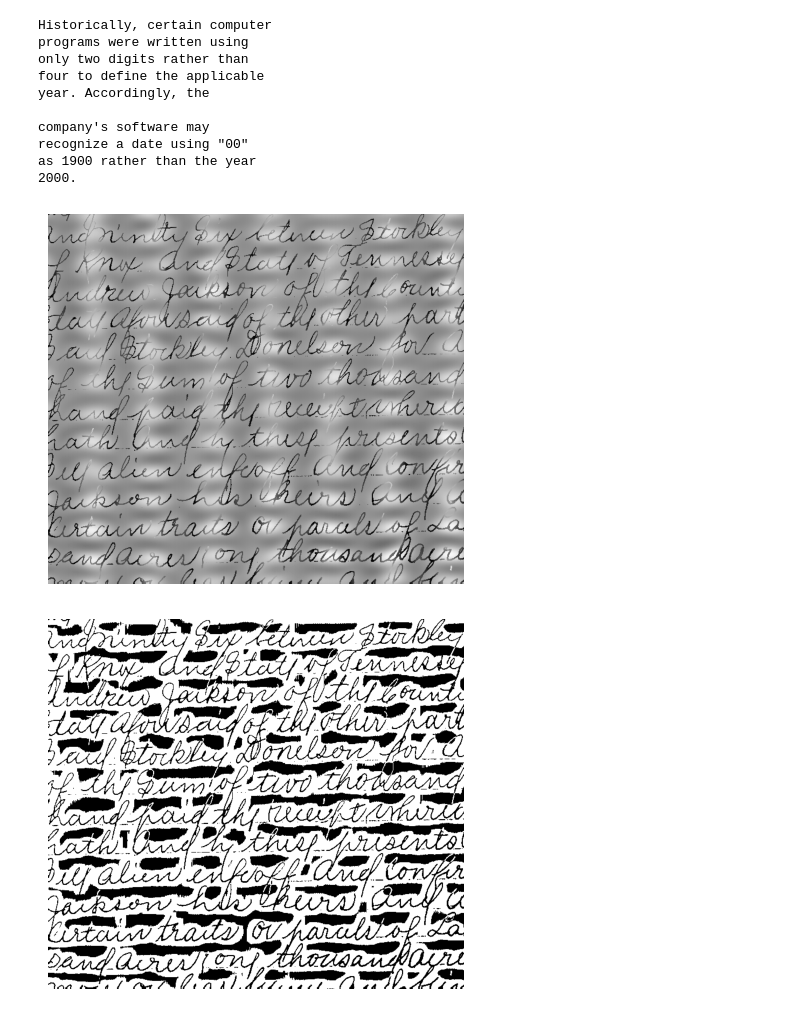
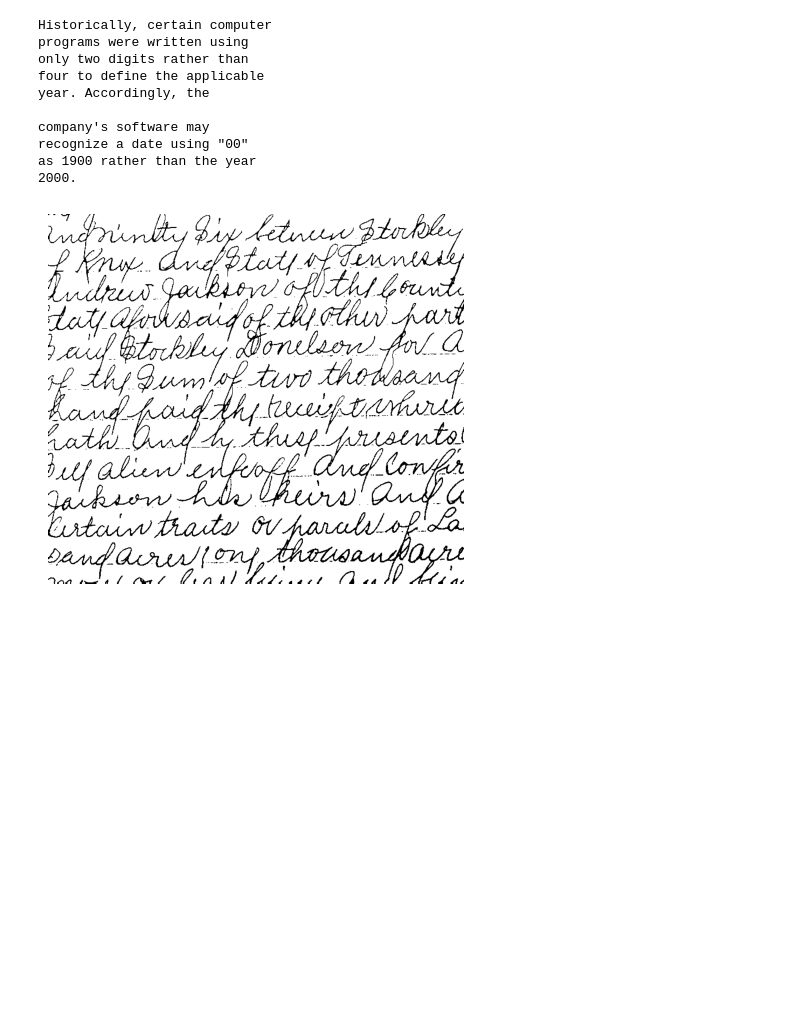
Before and after one commit to Vincent-Lien/NYCU_DIP_2024, a Jupyter notebook: HW9-1/HW9-1_code.ipynb, the cells around one changed output. Cells and saved outputs as stored; diff of their text form; code cells hidden in the pictures; blank space fills up the shorter version.

Commit message:
add: add moving threshold function

```diff
--- a/HW9-1/HW9-1_code.ipynb
+++ b/HW9-1/HW9-1_code.ipynb
@@ -229,19 +164,12 @@ recognize a date using "00"
 as 1900 rather than the year
 2000.
 # %%
-noise_canceled_img4 = noise_canceling(img4, notch_centers=[(25, 0), (25, 15), (25, -15), (0, 15)], padding='wrap', figsize=(12, 7), plot_result=False)
-
-plt.imshow(noise_canceled_img4, cmap='gray')
-plt.axis('off')
-plt.show()
-
-clear_img4 = local_thresholding(noise_canceled_img4)
+clear_img4 = moving_threshold(img4, 10, 0.5)
 plt.imshow(clear_img4, cmap='gray')
 plt.axis('off')
 plt.show()
 
 text4 = ocr(clear_img4)
 print(text4)
 # %% [output]
-[figure, old version]
+[figure, new version]
-[figure, removed]
```
Also changed, not shown: parts of 2 cells of this notebook.
